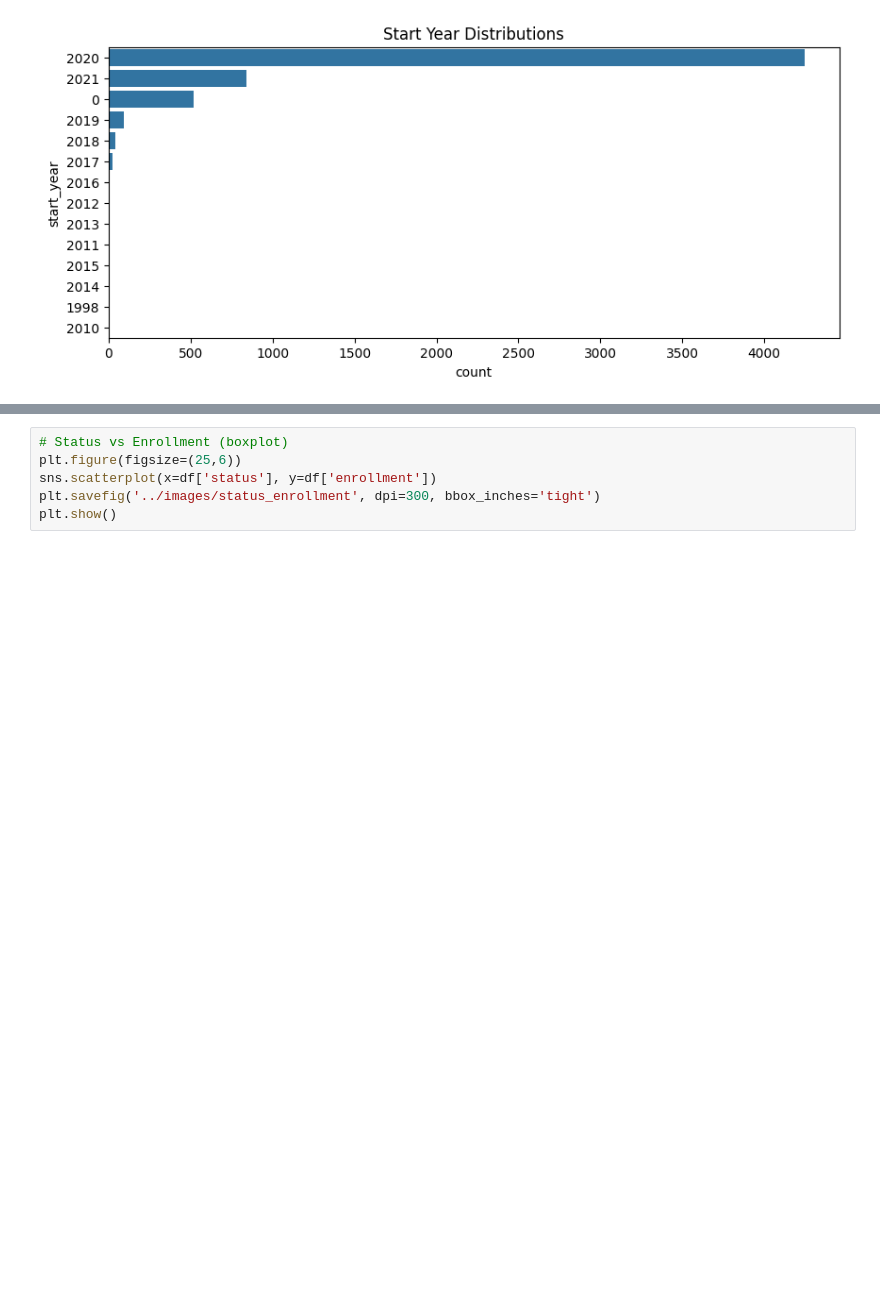
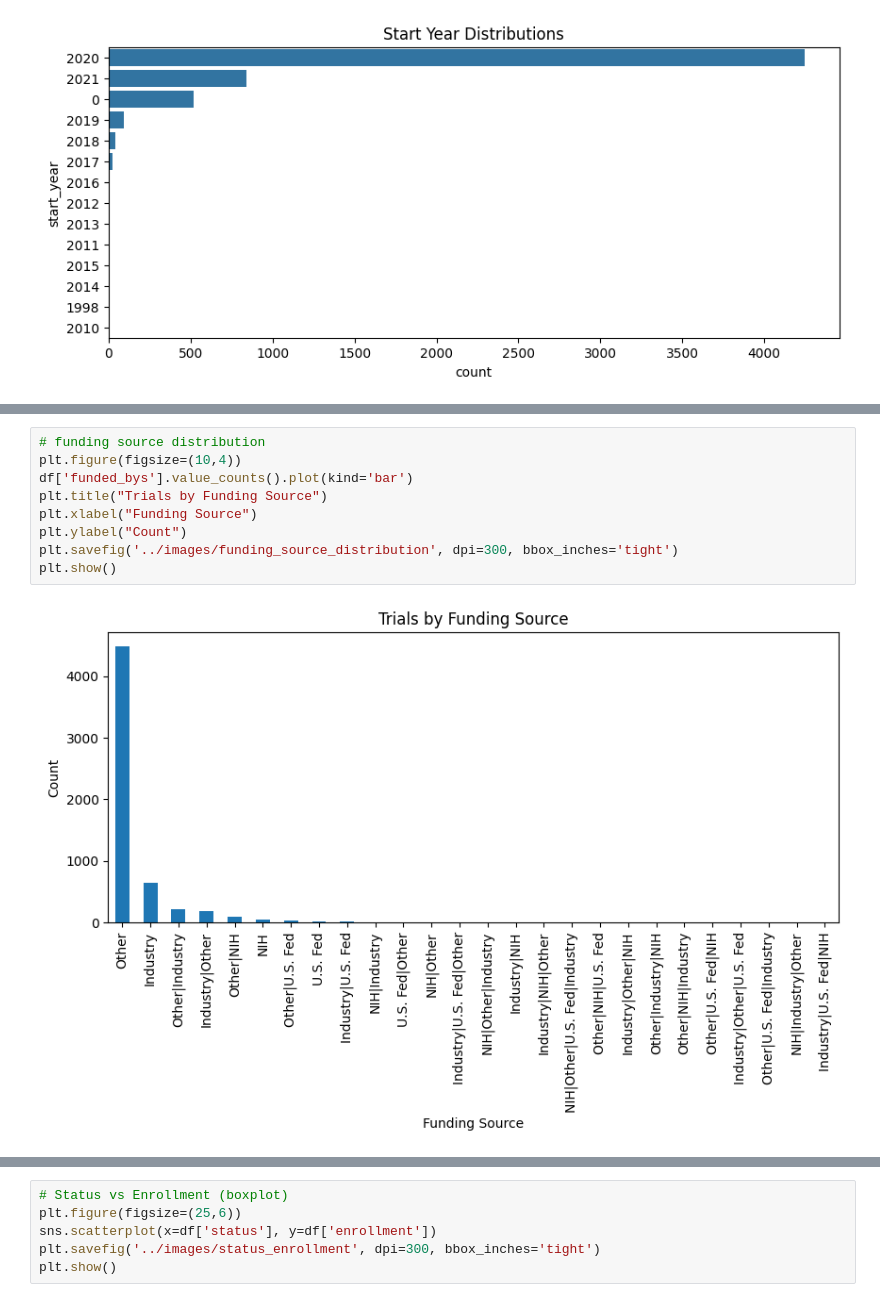
Before and after one commit to MERN-Stack123/covid19_clinical_trials, a Jupyter notebook: notebooks/eda.ipynb, the cells around one changed output, grey strips where cells are left out. Drawn from its saved outputs; the diff is of its cells as text; blank space fills up the shorter version.

```diff
--- a/notebooks/eda.ipynb
+++ b/notebooks/eda.ipynb
@@ -234,0 +243,11 @@ plt.show()
+# %%
+# funding source distribution
+plt.figure(figsize=(10,4))
+df['funded_bys'].value_counts().plot(kind='bar')
+plt.title("Trials by Funding Source")
+plt.xlabel("Funding Source")
+plt.ylabel("Count")
+plt.savefig('../images/funding_source_distribution', dpi=300, bbox_inches='tight')
+plt.show()
+# %% [output]
+[figure, added]
```
Also changed, not shown: parts of 16 cells of this notebook, 12 other files.
